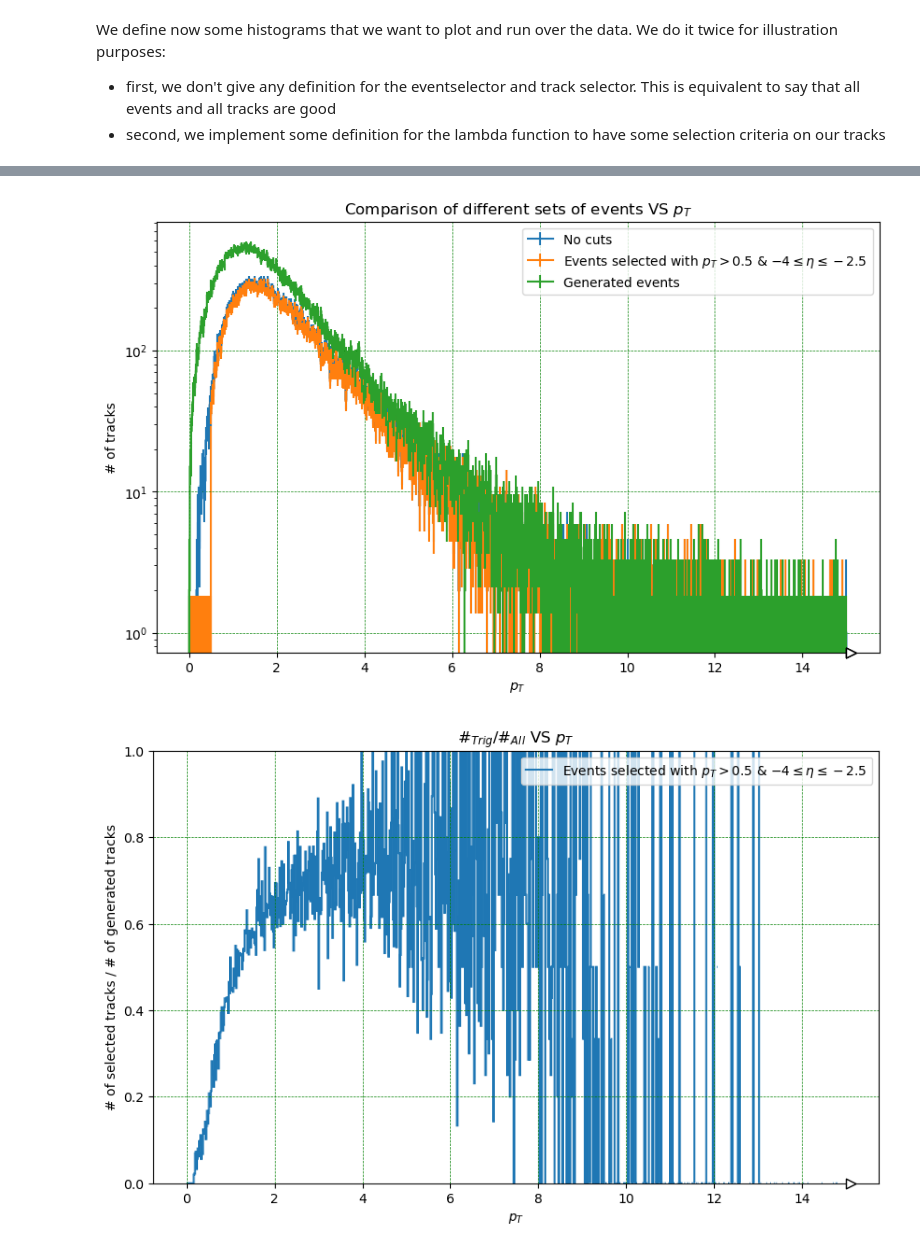
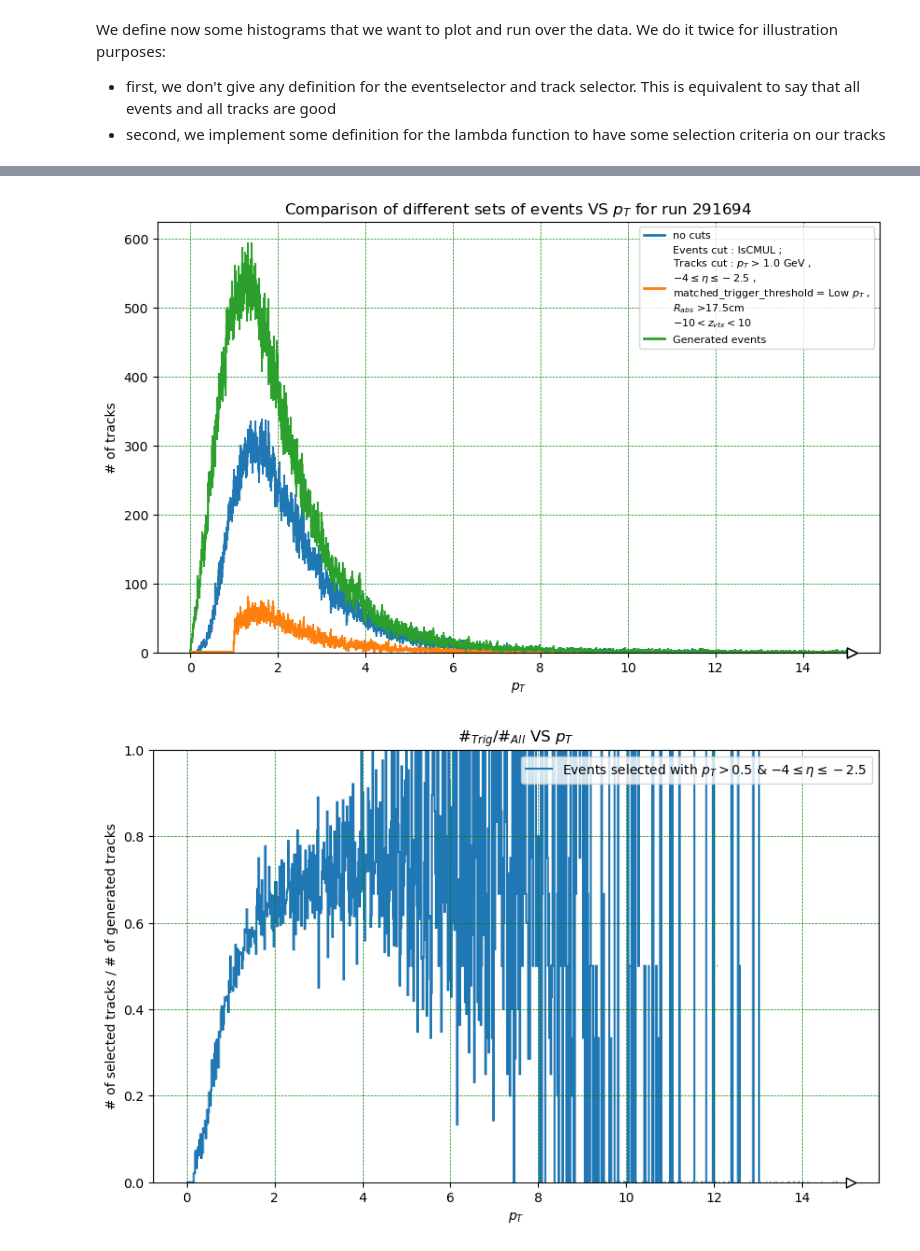
Before and after one commit to 00Goldy/qqbar2mumu-2025, a Jupyter notebook: notebooks/MC/MC_pDCA.ipynb, the cells around one changed output, grey strips where cells are left out. Drawn from its saved outputs; the diff is of its cells as text; code cells hidden in the pictures.

Commit message:
Fixing pDCA plots with all cinematic selection conditions, and adding selection of R_abs

```diff
--- a/notebooks/MC/MC_pDCA.ipynb
+++ b/notebooks/MC/MC_pDCA.ipynb
@@ -268,15 +281,25 @@ Wall time: 1.01 s
 # %%
 plt.figure(figsize=(10, 6))
-vhptRaw.plot(label="No cuts")
-vhptEvSel.plot(label= r"Events selected with $p_T>0.5$ & $-4 \leq \eta \leq -2.5$")
-vhptgen.plot(label="Generated events")
-plt.yscale("log")
+vhptRaw.plot()
+vhptEvSel.plot()
+vhptgen.plot()
+legend=[Line2D ([0],[0], color='C0', lw=2),
+        Line2D ([0],[0], color='C1', lw=2),
+        Line2D ([0],[0], color='C2', lw=2)]
+
+long_label= ("Events cut : IsCMUL ;\n"
+             "Tracks cut : $p_T$ > 1.0 GeV ,\n"
+             "$-4 \leq \eta \leq -2.5$ ,\n"
+             "matched_trigger_threshold = Low $p_T$ ,\n"
+             "$R_{abs}$ >17.5cm\n"
+             "$-10 < z_{vtx} < 10$")
+#plt.yscale("log")
+plt.legend(legend,["no cuts", long_label, "Generated events"],loc= "upper right", fontsize=8)
 plt.ylabel("# of tracks")
-plt.title('Comparison of different sets of events VS $p_T$');
-plt.grid(color = 'green', linestyle = '--', linewidth = 0.5)
-plt.legend();
-#plt.savefig("pt_all_tracks_run291694.png")
+plt.title('Comparison of different sets of events VS $p_T$ for run 291694');
+plt.grid(color = 'green', linestyle = '--', linewidth = 0.5);
+plt.savefig("pt_distribution_run291694.png")
 # %% [output]
-[figure, old version]
+[figure, new version]
 # %%
 plt.figure(figsize=(10, 6))
```
Also changed, not shown: parts of 11 cells of this notebook, 7 other files.
